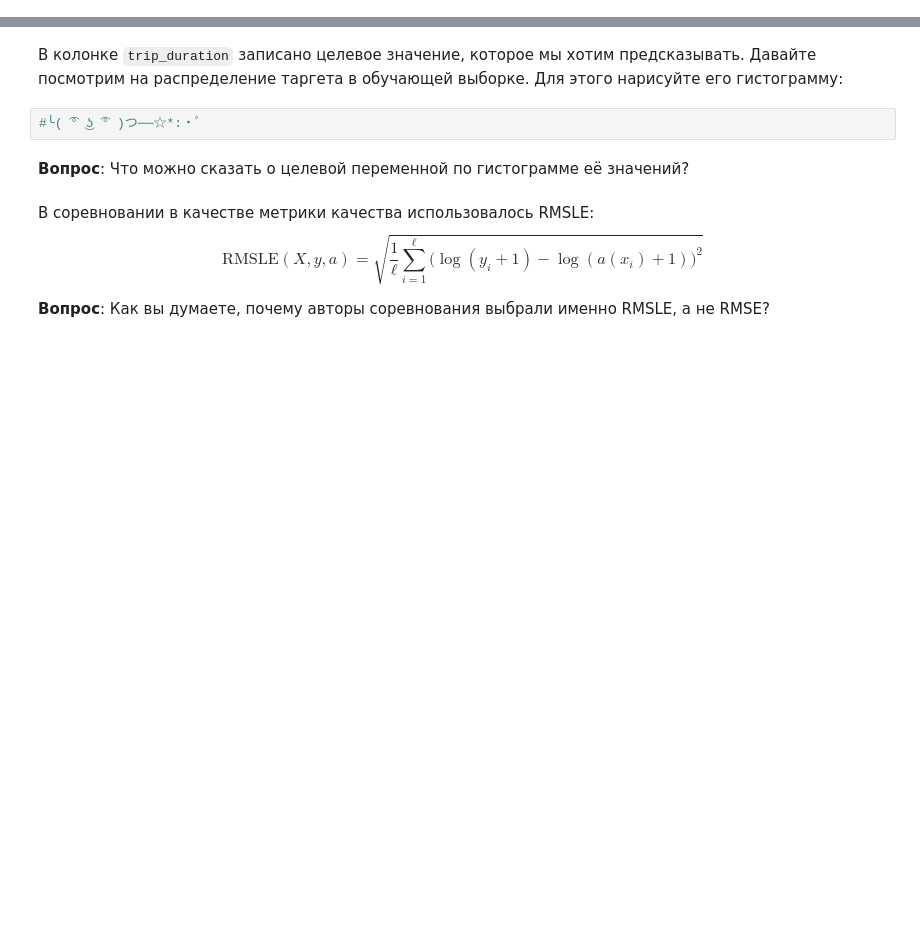
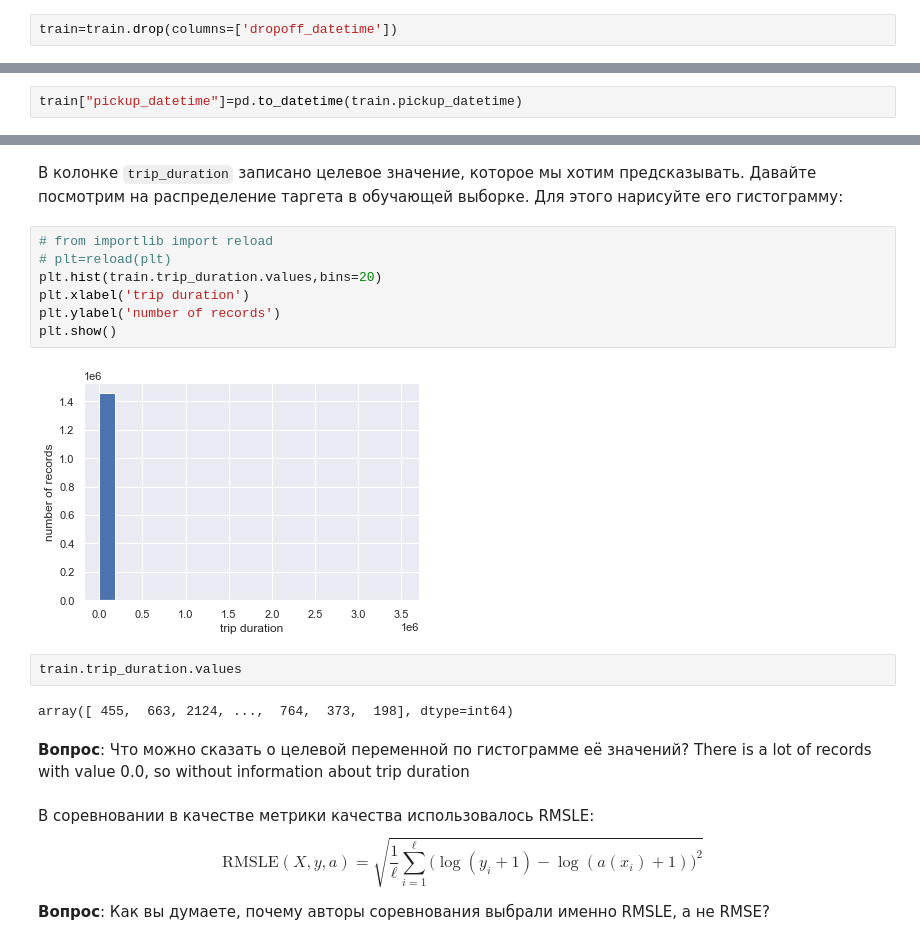
Before and after one commit to CaBolag/ml_course_hse, a Jupyter notebook: semester_1/homework_practice/02_linregr/homework-practice-02-linregr.ipynb, the cells around one changed output, grey strips where cells are left out. Saved outputs shown, nothing was run; the diff lists cells and outputs as text; blank space fills up the shorter version.

```diff
--- a/semester_1/homework_practice/02_linregr/homework-practice-02-linregr.ipynb
+++ b/semester_1/homework_practice/02_linregr/homework-practice-02-linregr.ipynb
@@ -80,0 +95,2 @@ train
+# %%
+train=train.drop(columns=['dropoff_datetime'])
@@ -80,0 +113,2 @@ train
+# %%
+train["pickup_datetime"]=pd.to_datetime(train.pickup_datetime)
@@ -81,9 +129,21 @@ train
 # %% [markdown]
 В колонке `trip_duration` записано целевое значение, которое мы хотим предсказывать. Давайте посмотрим на распределение таргета в обучающей выборке. Для этого нарисуйте его гистограмму:
-# %%
-#╰( ͡° ͜ʖ ͡° )つ──☆*:・ﾟ
+# %%
+# from importlib import reload
+# plt=reload(plt)
+plt.hist(train.trip_duration.values,bins=20)
+plt.xlabel('trip duration')
+plt.ylabel('number of records')
+plt.show()
+# %% [output]
+[figure, added]
+# %%
+train.trip_duration.values
+# %% [output]
+array([ 455,  663, 2124, ...,  764,  373,  198], dtype=int64)
 # %% [markdown]
 **Вопрос**: Что можно сказать о целевой переменной по гистограмме её значений?
+There is a lot of records with value 0.0, so without information about trip duration
 # %% [markdown]
 В соревновании в качестве метрики качества использовалось RMSLE:
 $$\text{RMSLE}(X, y, a) = \sqrt{\frac{1}{\ell}\sum_{i=1}^{\ell} \big(\log{(y_i + 1)} - \log{(a(x_i) + 1)}\big)^2}$$
```
Also changed, not shown: parts of 46 cells of this notebook, 15 other files.
